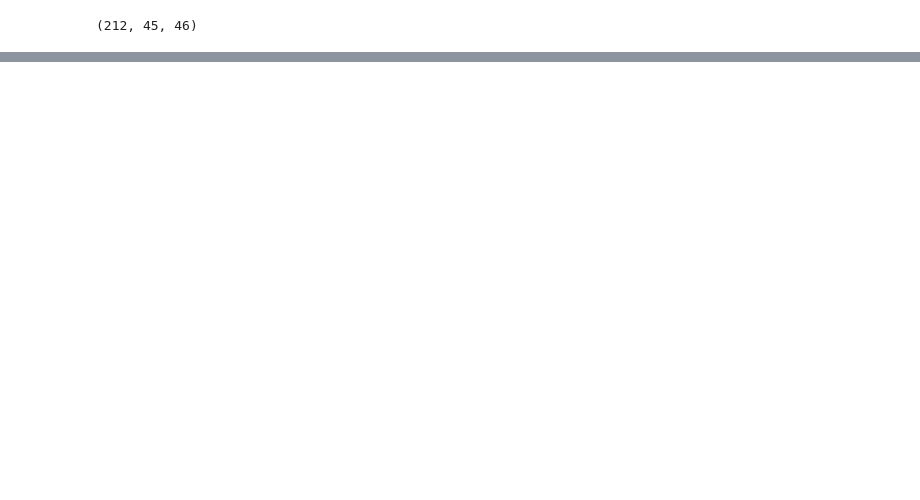
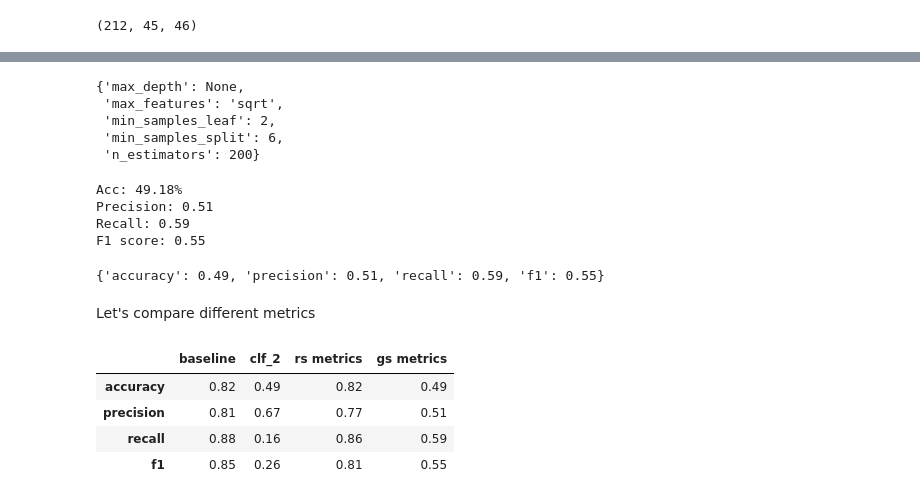
Before and after one commit to Shuraimi/zero-to-mastery-ai-ml-course, a Jupyter notebook: notebooks/Introduction_to_scikitlearn_2.ipynb, the cells around one changed output, grey strips where cells are left out. Saved outputs shown, nothing was run; the diff lists cells and outputs as text; code cells hidden in the pictures; blank space fills up the shorter version.

Commit message:
Completed sklearn

```diff
--- a/notebooks/Introduction_to_scikitlearn_2.ipynb
+++ b/notebooks/Introduction_to_scikitlearn_2.ipynb
@@ -2017,0 +2134,8 @@ Tuning these hyperparameters by hand takes a lot of time. Therefore we have an s
+# %%
+# we take the best hyperparameter values we got usinf rs_clf and remove the values which are away from those best hyperparameter values
+grid_2={'n_estimators':[100,200,500],
+        'max_depth':[None],
+        'max_features':['auto','sqrt'],
+        'min_samples_split':[6],
+        'min_samples_leaf':[1,2]
+       }
@@ -2017,0 +2146,23 @@ Tuning these hyperparameters by hand takes a lot of time. Therefore we have an s
+# %%
+from sklearn.model_selection import GridSearchCV,train_test_split
+
+np.random.seed(42)
+
+#split into X and y
+X=heart_disease_shuffled.drop('target',axis=1)
+y=heart_disease.target
+
+#split into train and test splits
+X_train,X_test,y_train,y_test=train_test_split(X,y,test_size=0.2)
+
+#instantiate the model
+clf=RandomForestClassifier(n_jobs=1)
+
+#set up GridSearchCV
+gs_clf=GridSearchCV(estimator=clf,
+                    param_grid=grid_2,
+                    cv=5,
+                    verbose=2)
+
+# fit the GridSearchCV
+gs_clf.fit(X_train,y_train)
@@ -2017,0 +2209,35 @@ Tuning these hyperparameters by hand takes a lot of time. Therefore we have an s
+# %%
+gs_clf.best_params_
+# %% [output]
+{'max_depth': None,
+ 'max_features': 'sqrt',
+ 'min_samples_leaf': 2,
+ 'min_samples_split': 6,
+ 'n_estimators': 200}
+# %%
+gs_clf_ypreds=gs_clf.predict(X_test)
+
+# evaluate the predictions
+gs_metrics=evaluate_preds(y_test,gs_clf_ypreds)
+gs_metrics
+# %% [output]
+Acc: 49.18%
+Precision: 0.51
+Recall: 0.59
+F1 score: 0.55
+{'accuracy': 0.49, 'precision': 0.51, 'recall': 0.59, 'f1': 0.55}
+# %% [markdown]
+Let's compare different metrics
+# %%
+compare_metrics=pd.DataFrame({'baseline':baseline_metrics,
+                              'clf_2':clf_2_metrics,
+                              'rs metrics':rs_metrics,
+                              'gs metrics':gs_metrics})
+# %%
+compare_metrics
+# %% [output]
+|  | baseline | clf_2 | rs metrics | gs metrics |
+| accuracy | 0.82 | 0.49 | 0.82 | 0.49 |
+| precision | 0.81 | 0.67 | 0.77 | 0.51 |
+| recall | 0.88 | 0.16 | 0.86 | 0.59 |
+| f1 | 0.85 | 0.26 | 0.81 | 0.55 |
```
Also changed, not shown: parts of 35 cells of this notebook.
